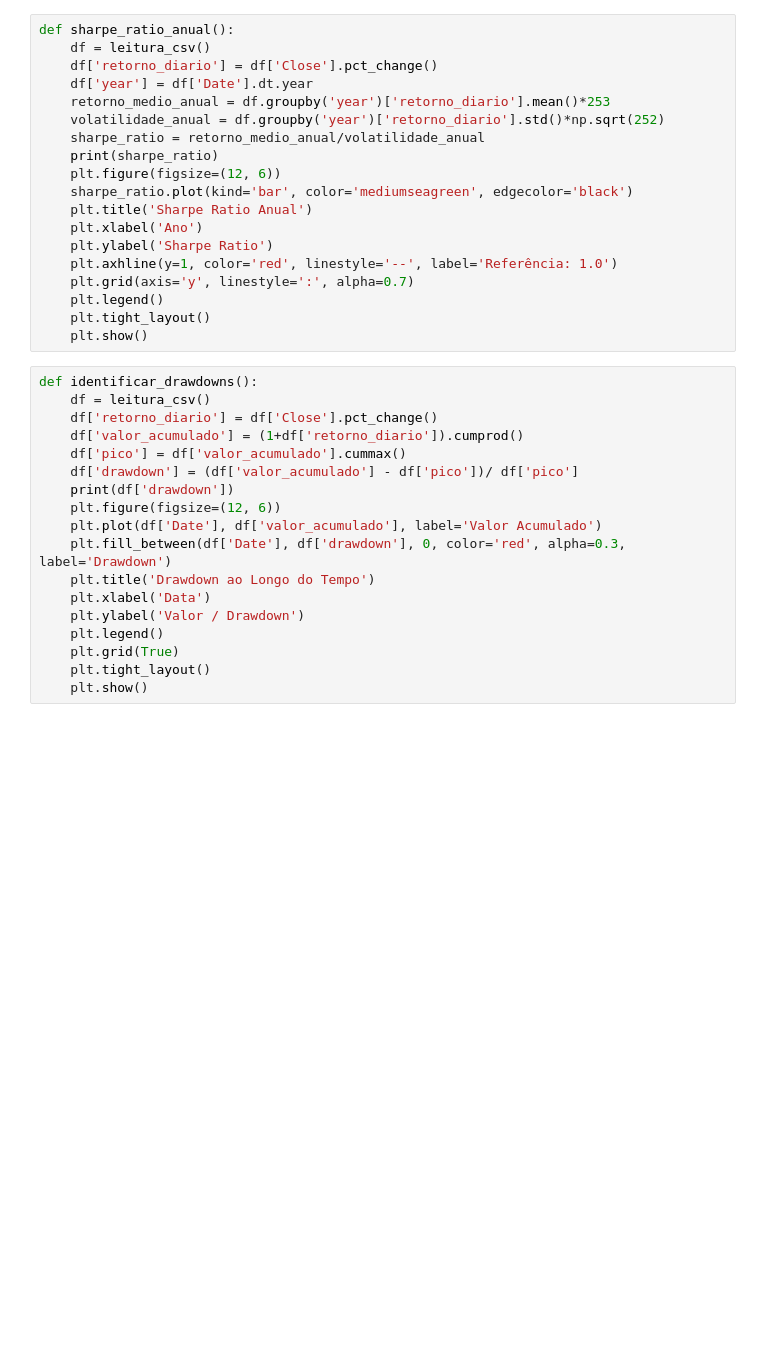
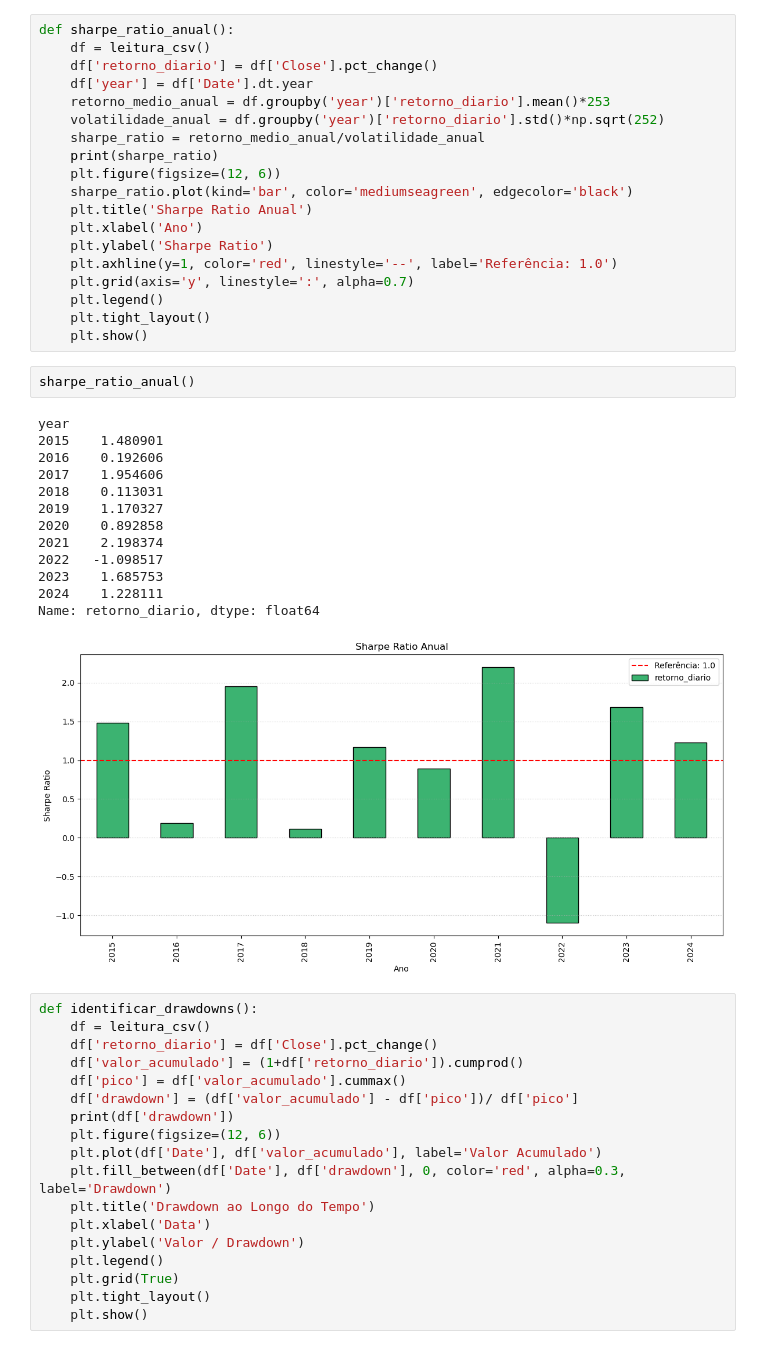
Before and after one commit to Rambo0704/ProjetoDadosGoogle, a Jupyter notebook: src/functions_ex.ipynb, the cells around one changed output. Drawn from its saved outputs; the diff is of its cells as text; blank space fills up the shorter version.

```diff
--- a/src/functions_ex.ipynb
+++ b/src/functions_ex.ipynb
@@ -197,6 +203,22 @@ def sharpe_ratio_anual():
     plt.legend()
     plt.tight_layout()
     plt.show()
+# %%
+sharpe_ratio_anual()
+# %% [output]
+year
+2015    1.480901
+2016    0.192606
+2017    1.954606
+2018    0.113031
+2019    1.170327
+2020    0.892858
+2021    2.198374
+2022   -1.098517
+2023    1.685753
+2024    1.228111
+Name: retorno_diario, dtype: float64
+[figure, added]
 # %%
 def identificar_drawdowns():
     df = leitura_csv()
```
Also changed, not shown: parts of 6 cells of this notebook, 2 other files.
